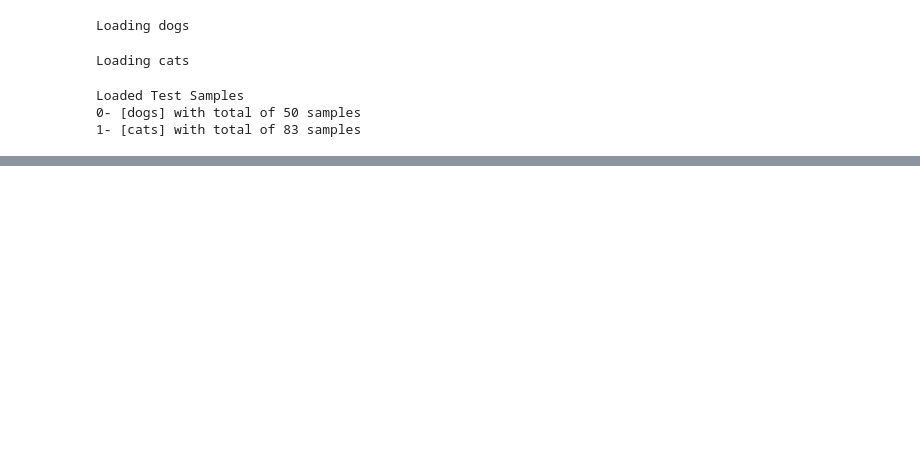
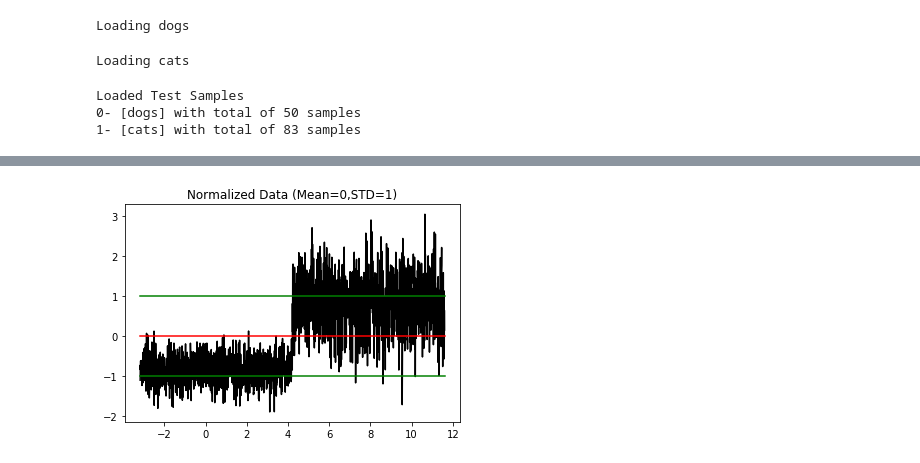
Before and after one commit to mrayy/PracticalML, a Jupyter notebook: 3. Data Preparation/Python/AudioPreprocessing.ipynb, the cells around one changed output, grey strips where cells are left out. Cells and saved outputs as stored; diff of their text form; code cells hidden in the pictures; blank space fills up the shorter version.

```diff
--- a/3. Data Preparation/Python/AudioPreprocessing.ipynb
+++ b/3. Data Preparation/Python/AudioPreprocessing.ipynb
@@ -279,0 +304,15 @@ Accuracy for [cats] is 91%
+# %%
+
+b=(a-meanA)/stdA
+plt.plot(x_axis,b,'k')
+
+meanB=np.mean(b)
+stdB=np.std(b)
+plt.title("Normalized Data (Mean=0,STD=1)")
+plt.plot([np.min(a), np.max(a)],[meanB,meanB],'r')
+plt.plot([np.min(a), np.max(a)],[meanB-stdB,meanB-stdB],'g')
+plt.plot([np.min(a), np.max(a)],[meanB+stdB,meanB+stdB],'g')
+
+plt.show()
+# %% [output]
+[figure, added]
```
Also changed, not shown: parts of 6 cells of this notebook, 4 other files.
